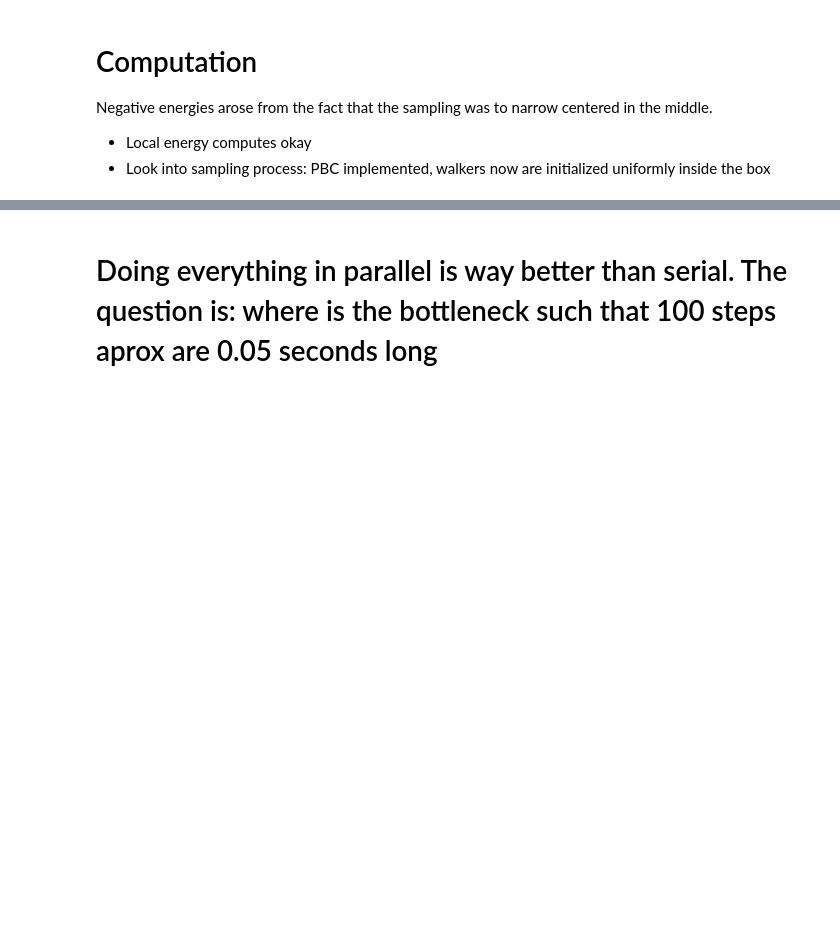
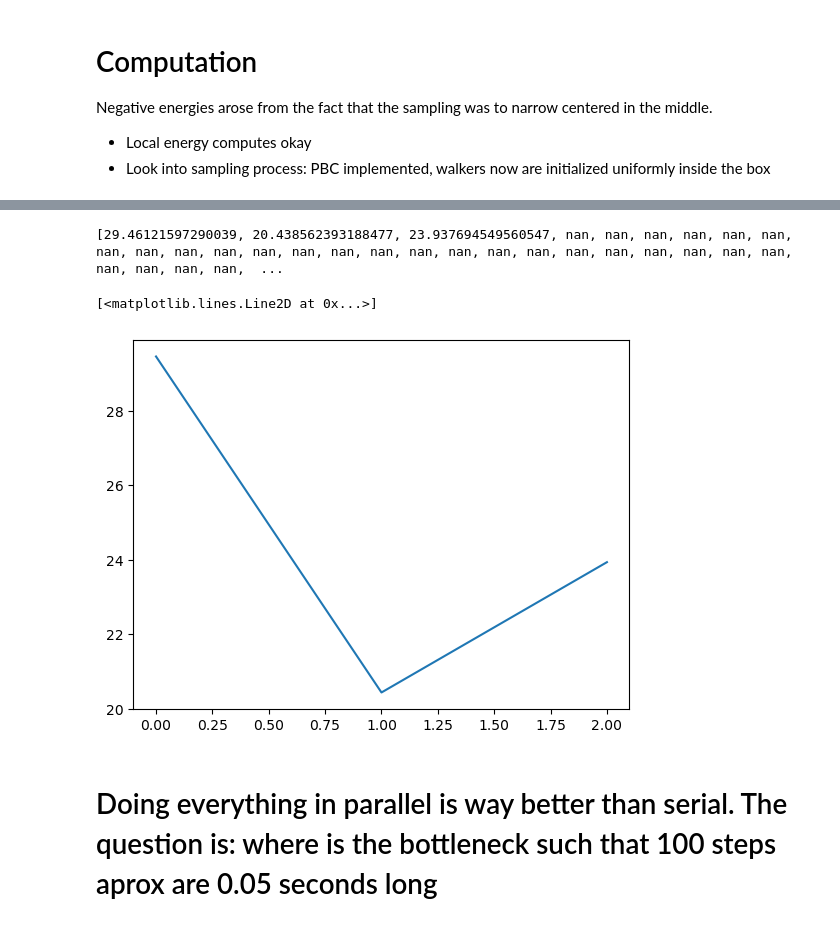
Before and after one commit to pfargas/qvarnet, a Jupyter notebook: notebooks/sampler_test.ipynb, the cells around one changed output, grey strips where cells are left out. Saved outputs shown, nothing was run; the diff lists cells and outputs as text; code cells hidden in the pictures; blank space fills up the shorter version.

```diff
--- a/notebooks/sampler_test.ipynb
+++ b/notebooks/sampler_test.ipynb
@@ -345,3 +378,15 @@ Ended training.
+# %%
+you_idiot = []
+for energies in local_energy_history:
+    you_idiot.append(energies.mean().item())
+
+print(you_idiot)
+plt.plot(you_idiot, label='Local Energy History')
+# plt.plot(samples_history[-1].detach().cpu().numpy(), model(samples_history[-1]).cpu().detach().numpy()**2, label='Sampled Wavefunction')
+# %% [output]
+[29.46121597290039, 20.438562393188477, 23.937694549560547, nan, nan, nan, nan, nan, nan, nan, nan, nan, nan, nan, nan, nan, nan, nan, nan, nan, nan, nan, nan, nan, nan, nan, nan, nan, nan, nan, nan,  ...
+[<matplotlib.lines.Line2D at 0x...>]
+[figure, added]
 # %% [markdown]
 # Doing everything in parallel is way better than serial. The question is: where is the bottleneck such that 100 steps aprox are 0.05 seconds long
 # %%
```
Also changed, not shown: parts of 4 cells of this notebook, 7 other files.
